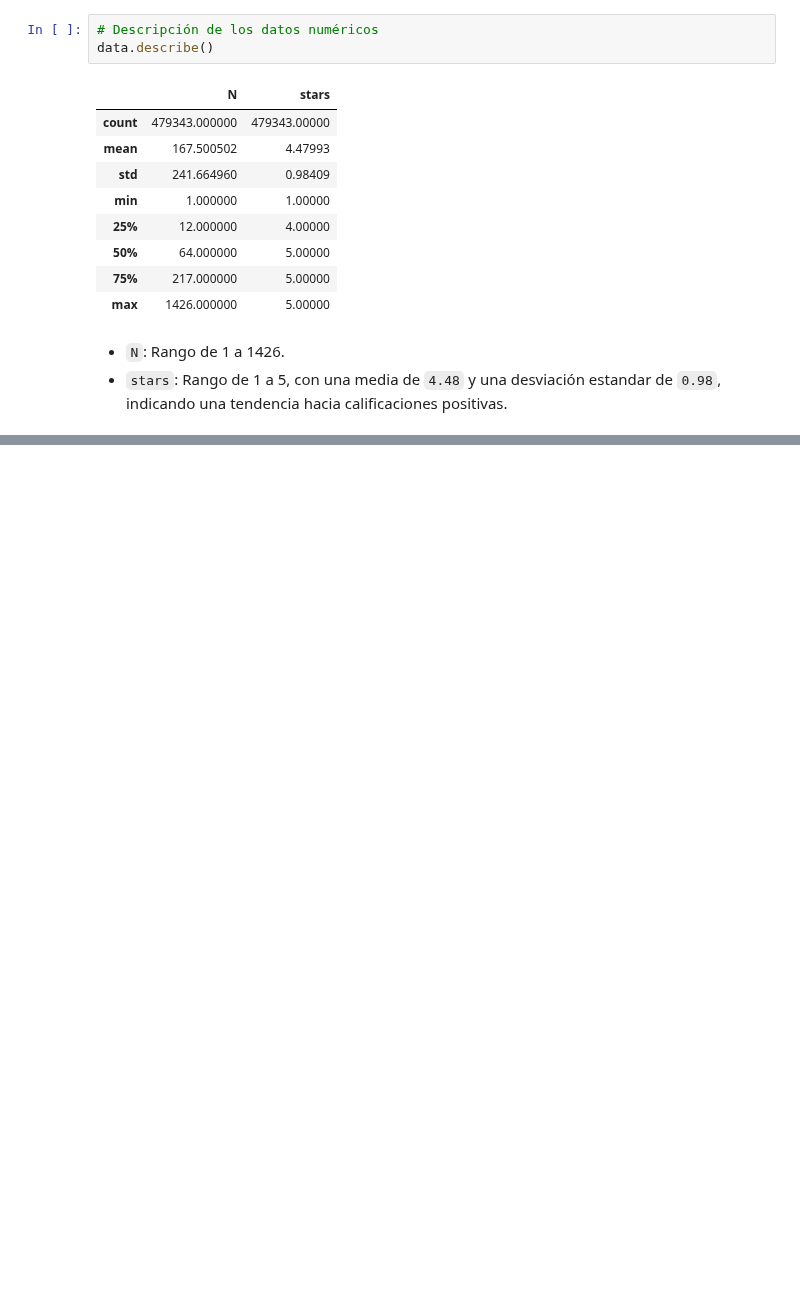
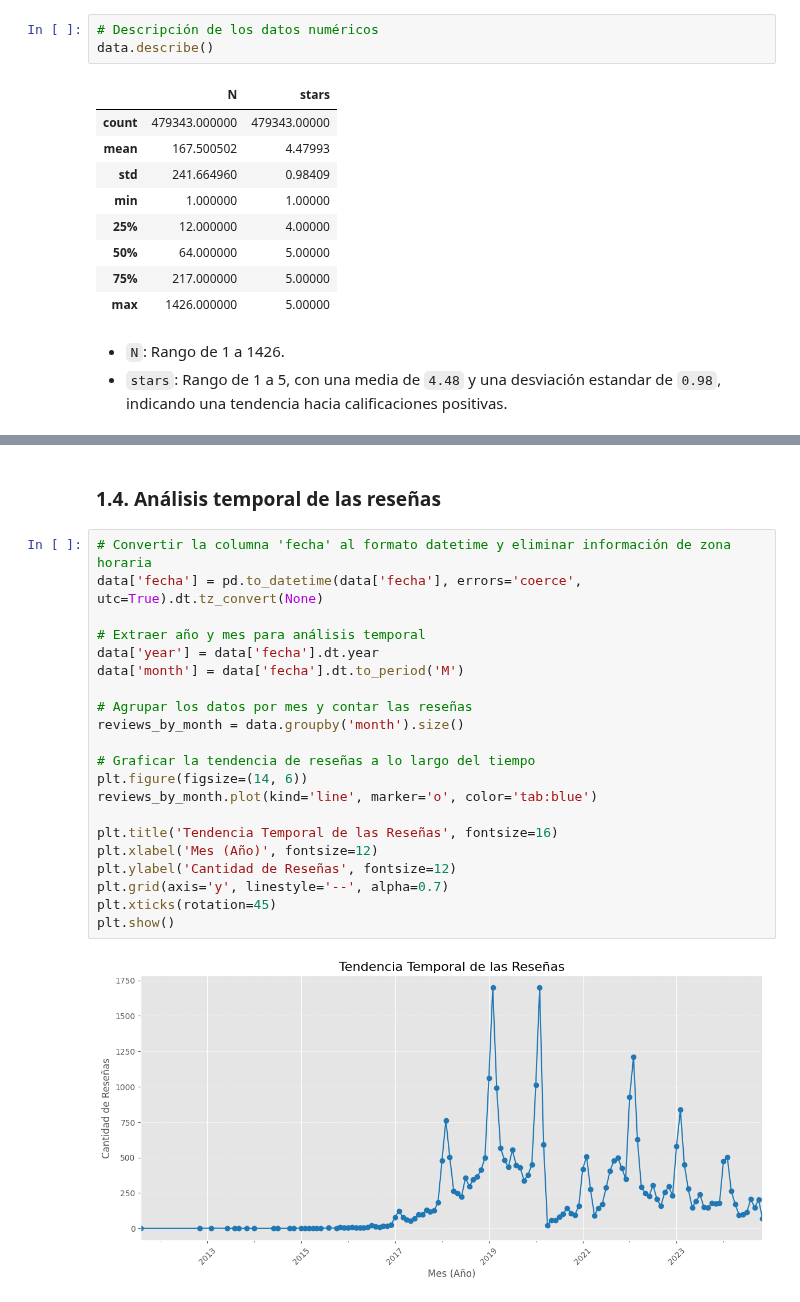
Before and after one commit to RiveraCamilo/Tarea_Final_Redes, a Jupyter notebook: notebooks/1. Analisis_exploratorio.ipynb, the cells around one changed output, grey strips where cells are left out. Drawn from its saved outputs; the diff is of its cells as text; blank space fills up the shorter version.

```diff
--- a/notebooks/1. Analisis_exploratorio.ipynb
+++ b/notebooks/1. Analisis_exploratorio.ipynb
@@ -90,0 +126,25 @@ sampled_data.to_csv("../data/sampled_data.csv", index=False, encoding="utf-8")
+# %% [markdown]
+### 1.4. Análisis temporal de las reseñas
+# %%
+# Convertir la columna 'fecha' al formato datetime y eliminar información de zona horaria
+data['fecha'] = pd.to_datetime(data['fecha'], errors='coerce', utc=True).dt.tz_convert(None)
+
+# Extraer año y mes para análisis temporal
+data['year'] = data['fecha'].dt.year
+data['month'] = data['fecha'].dt.to_period('M')
+
+# Agrupar los datos por mes y contar las reseñas
+reviews_by_month = data.groupby('month').size()
+
+# Graficar la tendencia de reseñas a lo largo del tiempo
+plt.figure(figsize=(14, 6))
+reviews_by_month.plot(kind='line', marker='o', color='tab:blue')
+
+plt.title('Tendencia Temporal de las Reseñas', fontsize=16)
+plt.xlabel('Mes (Año)', fontsize=12)
+plt.ylabel('Cantidad de Reseñas', fontsize=12)
+plt.grid(axis='y', linestyle='--', alpha=0.7)
+plt.xticks(rotation=45)
+plt.show()
+# %% [output]
+[figure, added]
```
Also changed, not shown: parts of 18 cells of this notebook, 1 other file.
